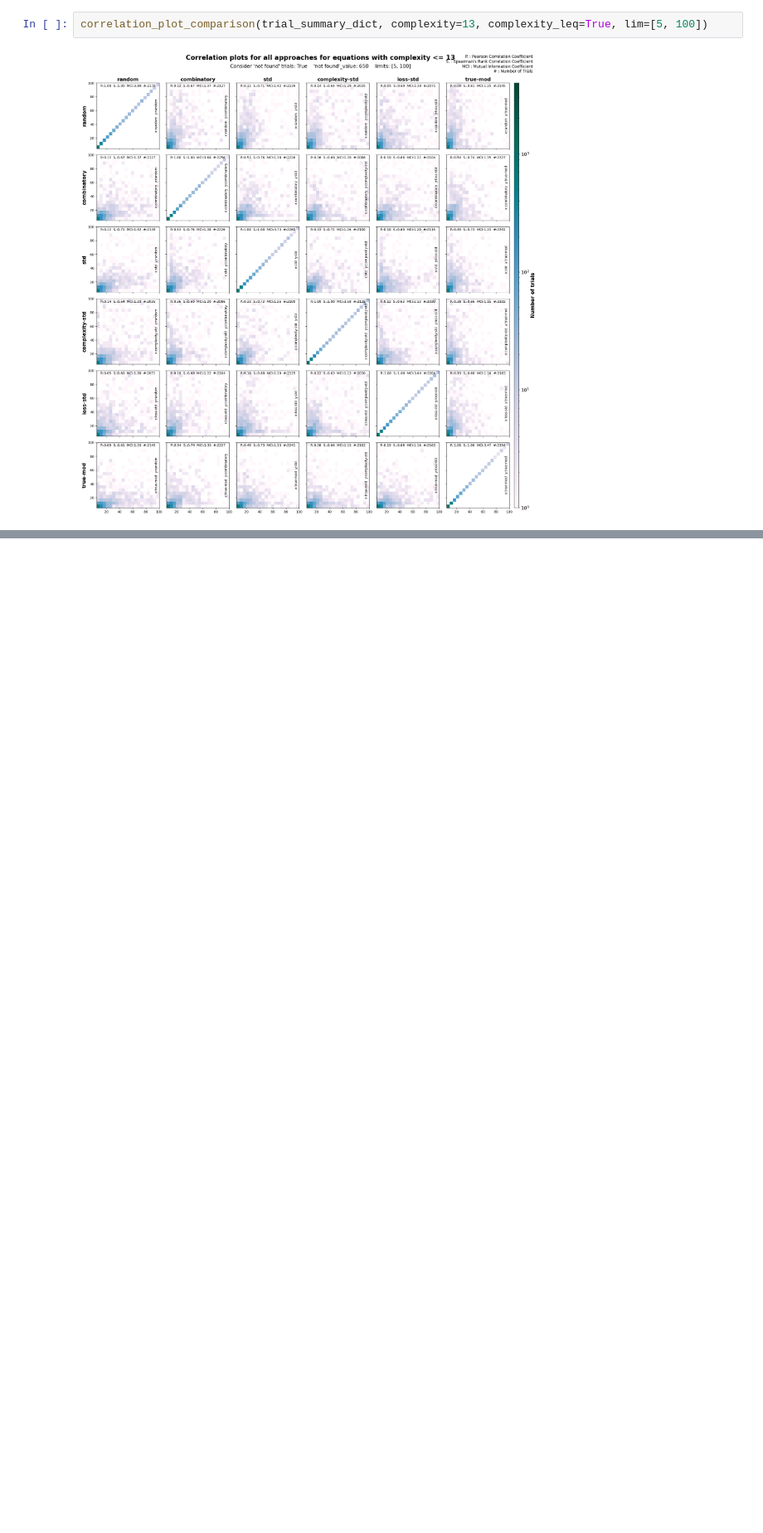
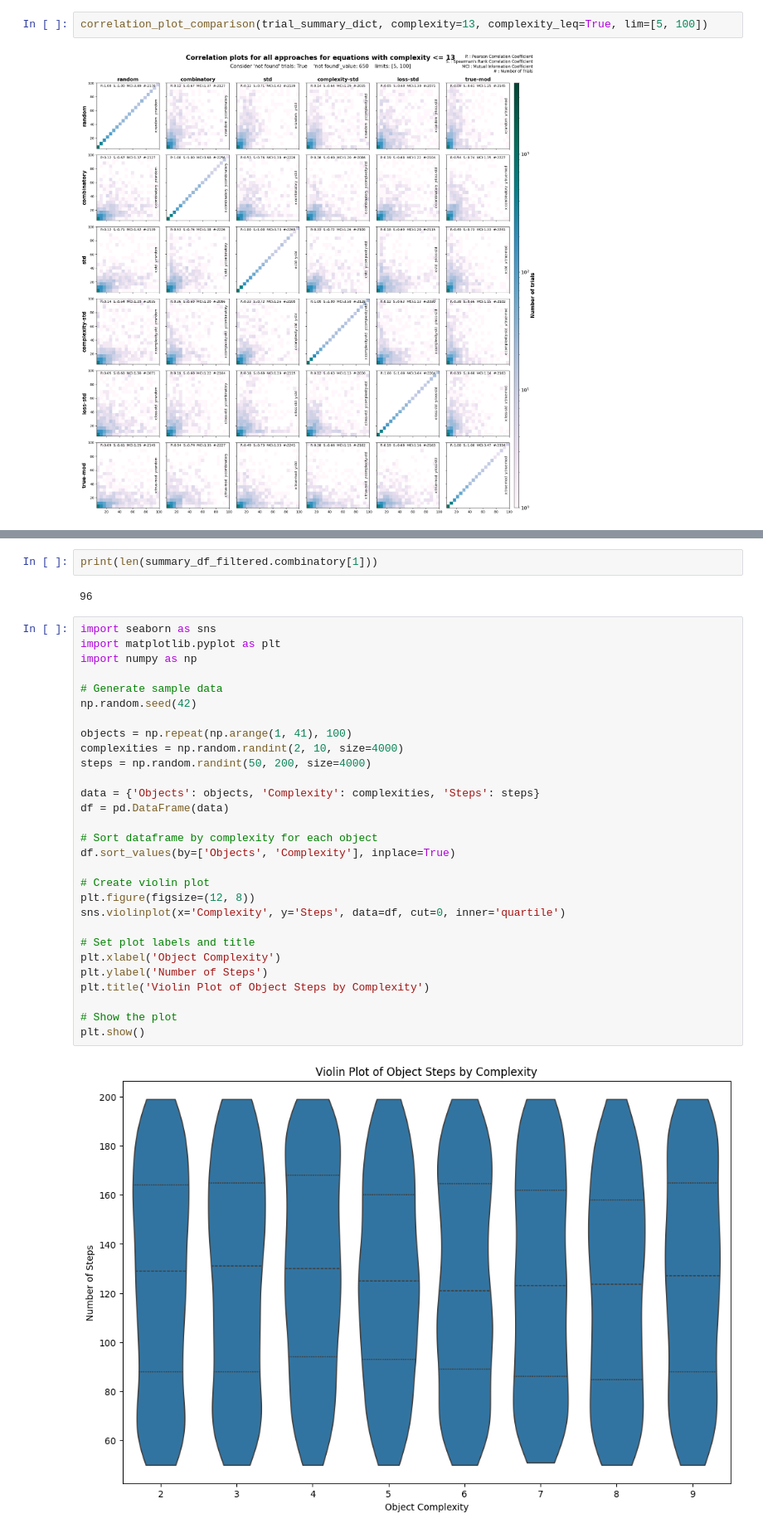
Before and after one commit to FrederikBornemann/SyReAL, a Jupyter notebook: notebooks/data_analysis.ipynb, the cells around one changed output, grey strips where cells are left out. Shown at 83% size. Cells and saved outputs as stored; diff of their text form; blank space fills up the shorter version.

```diff
--- a/notebooks/data_analysis.ipynb
+++ b/notebooks/data_analysis.ipynb
@@ -449,0 +464,35 @@ fig.show()
+# %%
+print(len(summary_df_filtered.combinatory[1]))
+# %% [output]
+96
+# %%
+import seaborn as sns
+import matplotlib.pyplot as plt
+import numpy as np
+
+# Generate sample data
+np.random.seed(42)
+
+objects = np.repeat(np.arange(1, 41), 100)
+complexities = np.random.randint(2, 10, size=4000)
+steps = np.random.randint(50, 200, size=4000)
+
+data = {'Objects': objects, 'Complexity': complexities, 'Steps': steps}
+df = pd.DataFrame(data)
+
+# Sort dataframe by complexity for each object
+df.sort_values(by=['Objects', 'Complexity'], inplace=True)
+
+# Create violin plot
+plt.figure(figsize=(12, 8))
+sns.violinplot(x='Complexity', y='Steps', data=df, cut=0, inner='quartile')
+
+# Set plot labels and title
+plt.xlabel('Object Complexity')
+plt.ylabel('Number of Steps')
+plt.title('Violin Plot of Object Steps by Complexity')
+
+# Show the plot
+plt.show()
+# %% [output]
+[figure, added]
```
Also changed, not shown: parts of 8 cells of this notebook, 1 other file.
